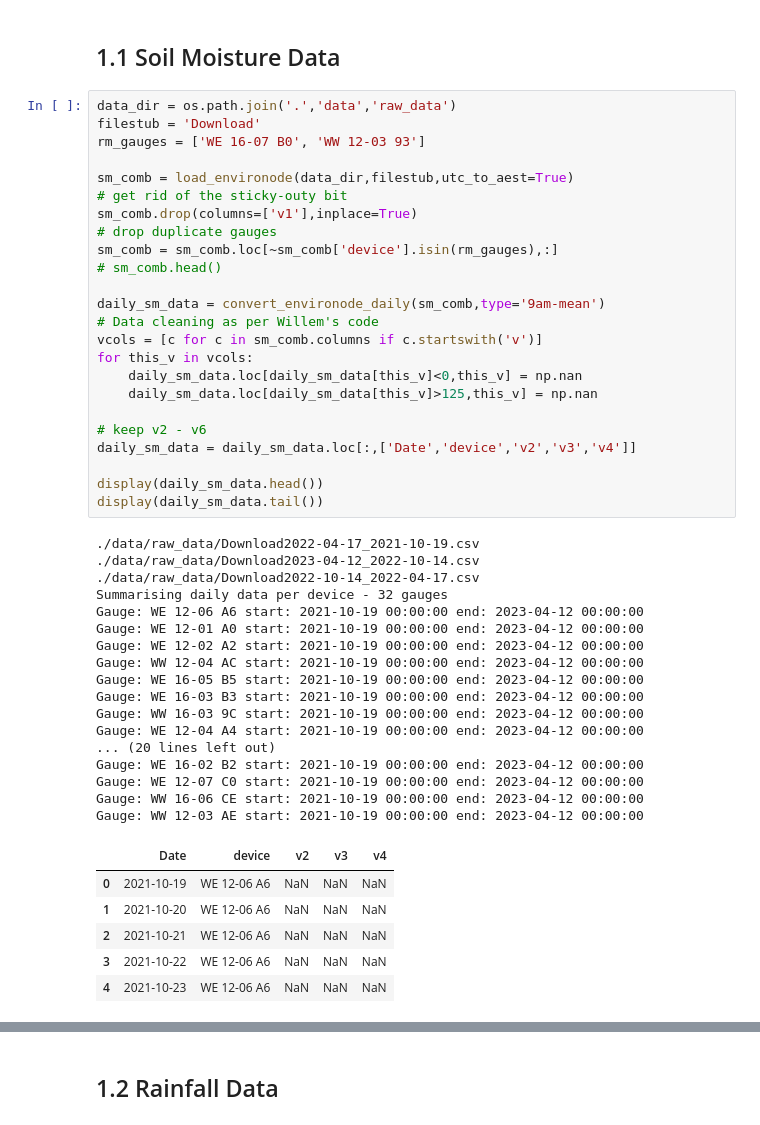
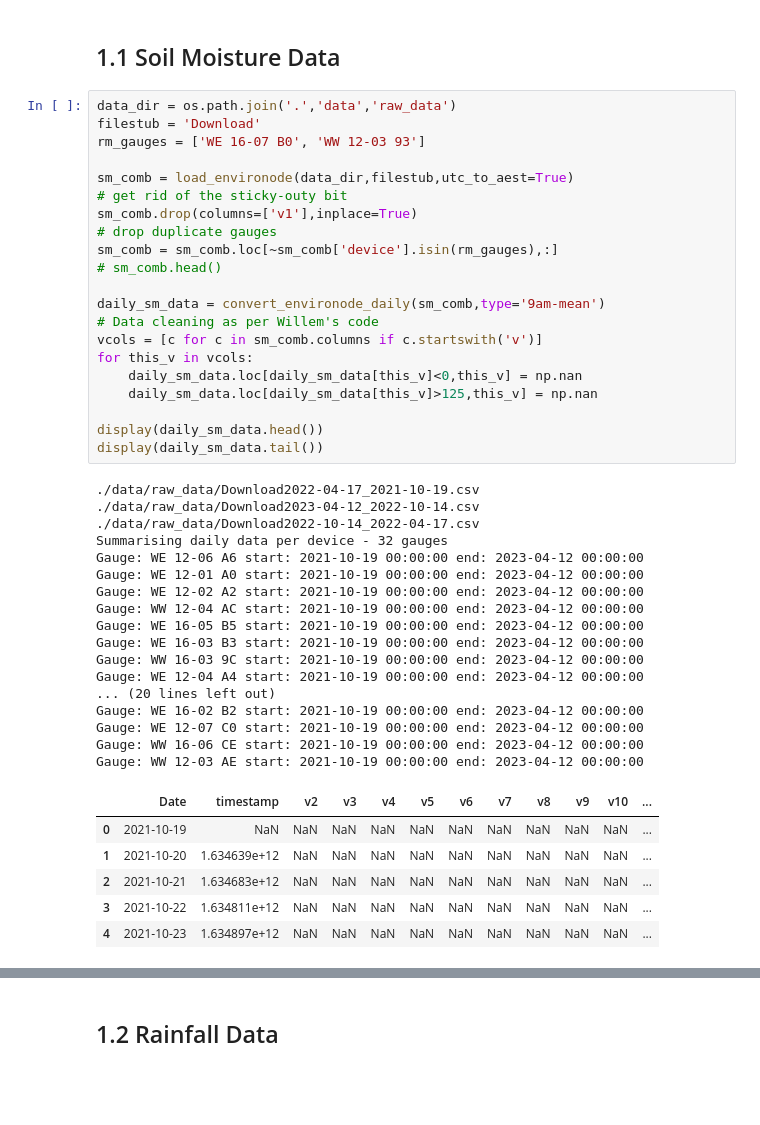
Before and after one commit to dare-centre/DDC-I, a Jupyter notebook: 00_Data_Preprocessing.ipynb, the cells around one changed output, grey strips where cells are left out. Saved outputs shown, nothing was run; the diff lists cells and outputs as text; blank space fills up the shorter version.

```diff
--- a/00_Data_Preprocessing.ipynb
+++ b/00_Data_Preprocessing.ipynb
@@ -56,39 +56,36 @@ sm_comb.drop(columns=['v1'],inplace=True)
 sm_comb = sm_comb.loc[~sm_comb['device'].isin(rm_gauges),:]
 # sm_comb.head()
 
 daily_sm_data = convert_environode_daily(sm_comb,type='9am-mean')
 # Data cleaning as per Willem's code
 vcols = [c for c in sm_comb.columns if c.startswith('v')]
 for this_v in vcols:
     daily_sm_data.loc[daily_sm_data[this_v]<0,this_v] = np.nan
     daily_sm_data.loc[daily_sm_data[this_v]>125,this_v] = np.nan
 
-# keep v2 - v6
-daily_sm_data = daily_sm_data.loc[:,['Date','device','v2','v3','v4']]
-
 display(daily_sm_data.head())
 display(daily_sm_data.tail())
 # %% [output]
 ./data/raw_data/Download2022-04-17_2021-10-19.csv
 ./data/raw_data/Download2023-04-12_2022-10-14.csv
 ./data/raw_data/Download2022-10-14_2022-04-17.csv
 Summarising daily data per device - 32 gauges
 Gauge: WE 12-06 A6 start: 2021-10-19 00:00:00 end: 2023-04-12 00:00:00
 Gauge: WE 12-01 A0 start: 2021-10-19 00:00:00 end: 2023-04-12 00:00:00
 Gauge: WE 12-02 A2 start: 2021-10-19 00:00:00 end: 2023-04-12 00:00:00
 Gauge: WW 12-04 AC start: 2021-10-19 00:00:00 end: 2023-04-12 00:00:00
 Gauge: WE 16-05 B5 start: 2021-10-19 00:00:00 end: 2023-04-12 00:00:00
 Gauge: WE 16-03 B3 start: 2021-10-19 00:00:00 end: 2023-04-12 00:00:00
 Gauge: WW 16-03 9C start: 2021-10-19 00:00:00 end: 2023-04-12 00:00:00
 Gauge: WE 12-04 A4 start: 2021-10-19 00:00:00 end: 2023-04-12 00:00:00
 ... (20 lines left out)
 Gauge: WE 16-02 B2 start: 2021-10-19 00:00:00 end: 2023-04-12 00:00:00
 Gauge: WE 12-07 C0 start: 2021-10-19 00:00:00 end: 2023-04-12 00:00:00
 Gauge: WW 16-06 CE start: 2021-10-19 00:00:00 end: 2023-04-12 00:00:00
 Gauge: WW 12-03 AE start: 2021-10-19 00:00:00 end: 2023-04-12 00:00:00
-|  | Date | device | v2 | v3 | v4 |
-| 0 | 2021-10-19 | WE 12-06 A6 | NaN | NaN | NaN |
-| 1 | 2021-10-20 | WE 12-06 A6 | NaN | NaN | NaN |
-| 2 | 2021-10-21 | WE 12-06 A6 | NaN | NaN | NaN |
-| 3 | 2021-10-22 | WE 12-06 A6 | NaN | NaN | NaN |
-| 4 | 2021-10-23 | WE 12-06 A6 | NaN | NaN | NaN |
+|  | Date | timestamp | v2 | v3 | v4 | v5 | v6 | v7 | v8 | v9 | v10 | ... |
+| 0 | 2021-10-19 | NaN | NaN | NaN | NaN | NaN | NaN | NaN | NaN | NaN | NaN | ... |
+| 1 | 2021-10-20 | 1.634639e+12 | NaN | NaN | NaN | NaN | NaN | NaN | NaN | NaN | NaN | ... |
+| 2 | 2021-10-21 | 1.634683e+12 | NaN | NaN | NaN | NaN | NaN | NaN | NaN | NaN | NaN | ... |
+| 3 | 2021-10-22 | 1.634811e+12 | NaN | NaN | NaN | NaN | NaN | NaN | NaN | NaN | NaN | ... |
+| 4 | 2021-10-23 | 1.634897e+12 | NaN | NaN | NaN | NaN | NaN | NaN | NaN | NaN | NaN | ... |
```
Also changed, not shown: parts of 8 cells of this notebook, 8 other files.
